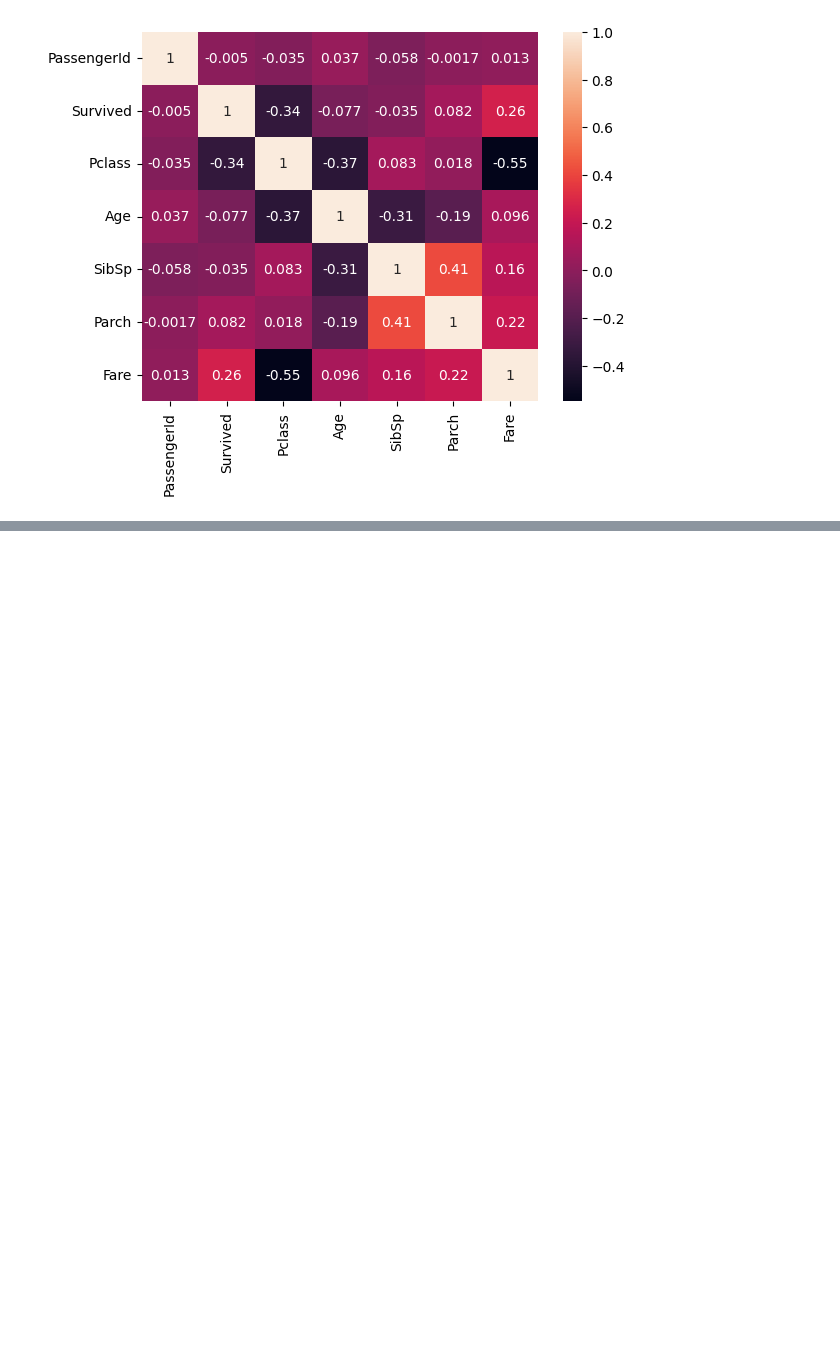
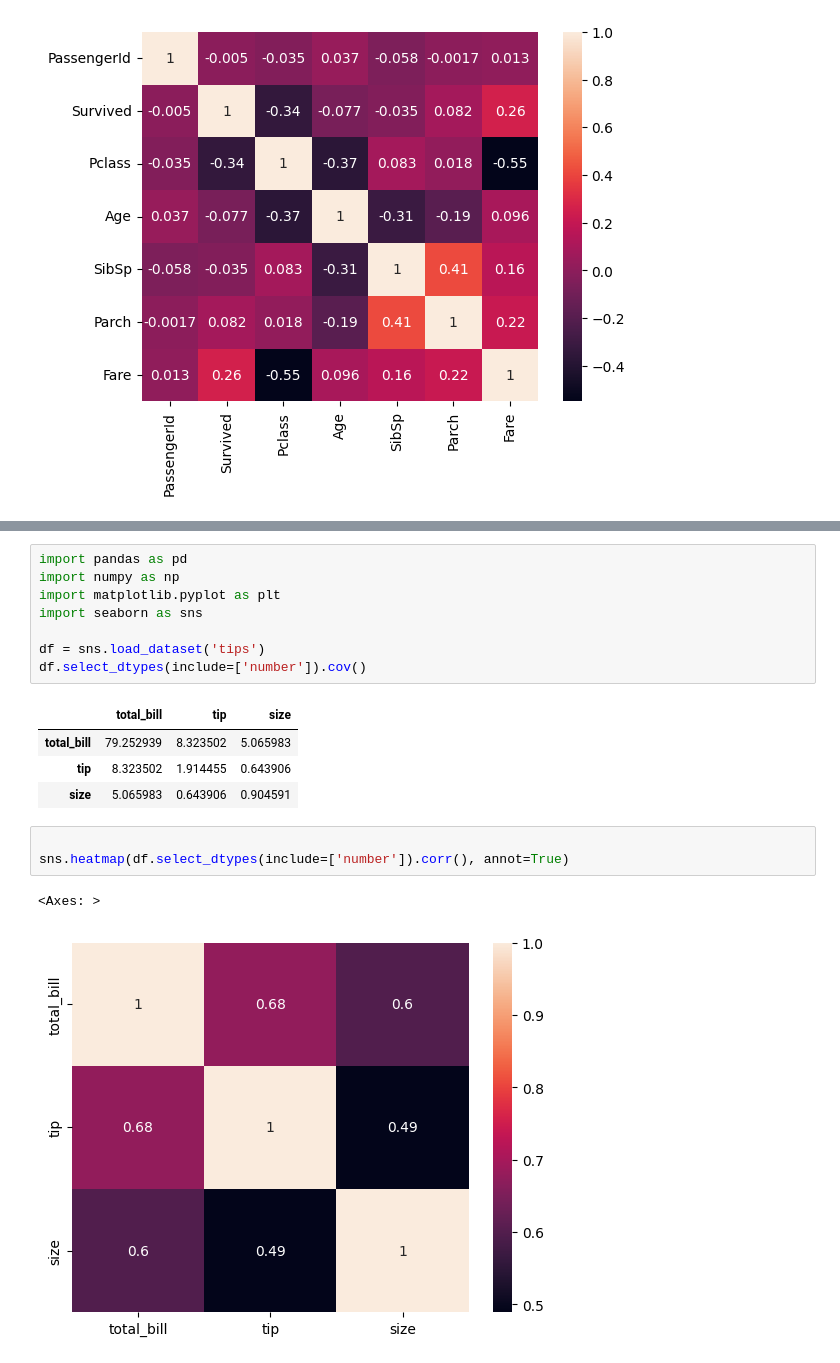
Before and after one commit to faruk950147/Python-A-to-Z, a Jupyter notebook: 07 ML/statictist/main.ipynb, the cells around one changed output, grey strips where cells are left out. Cells and saved outputs as stored; diff of their text form; blank space fills up the shorter version.

```diff
--- a/07 ML/statictist/main.ipynb
+++ b/07 ML/statictist/main.ipynb
@@ -1047,0 +1080,19 @@ df['Embarked'] = df['Embarked'].map({'S': 0, 'C': 1, 'Q': 2})
+# %%
+import pandas as pd
+import numpy as np
+import matplotlib.pyplot as plt
+import seaborn as sns
+
+df = sns.load_dataset('tips')
+df.select_dtypes(include=['number']).cov()
+# %% [output]
+|  | total_bill | tip | size |
+| total_bill | 79.252939 | 8.323502 | 5.065983 |
+| tip | 8.323502 | 1.914455 | 0.643906 |
+| size | 5.065983 | 0.643906 | 0.904591 |
+# %%
+
+sns.heatmap(df.select_dtypes(include=['number']).corr(), annot=True)
+# %% [output]
+<Axes: >
+[figure, added]
```
Also changed, not shown: parts of 4 cells of this notebook, 1 other file.
